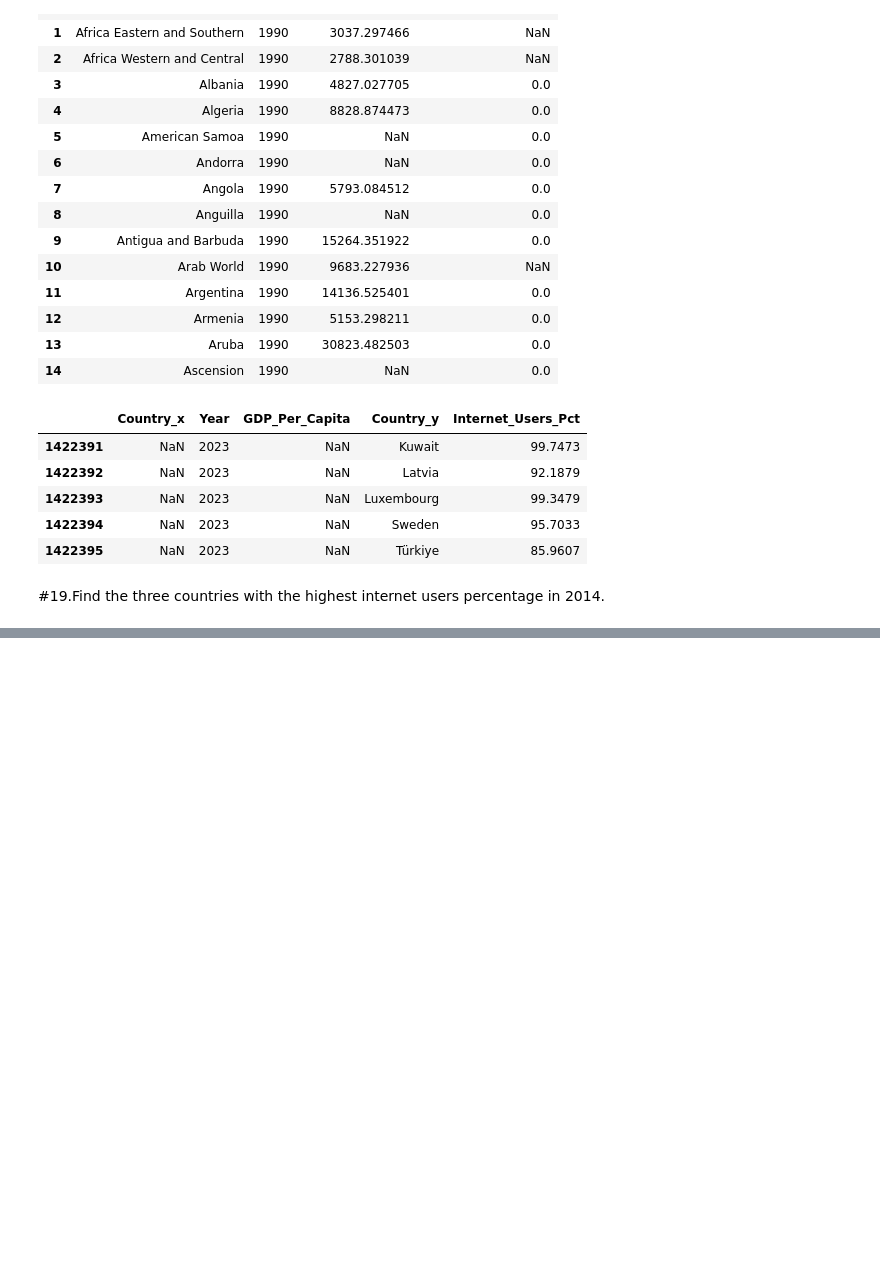
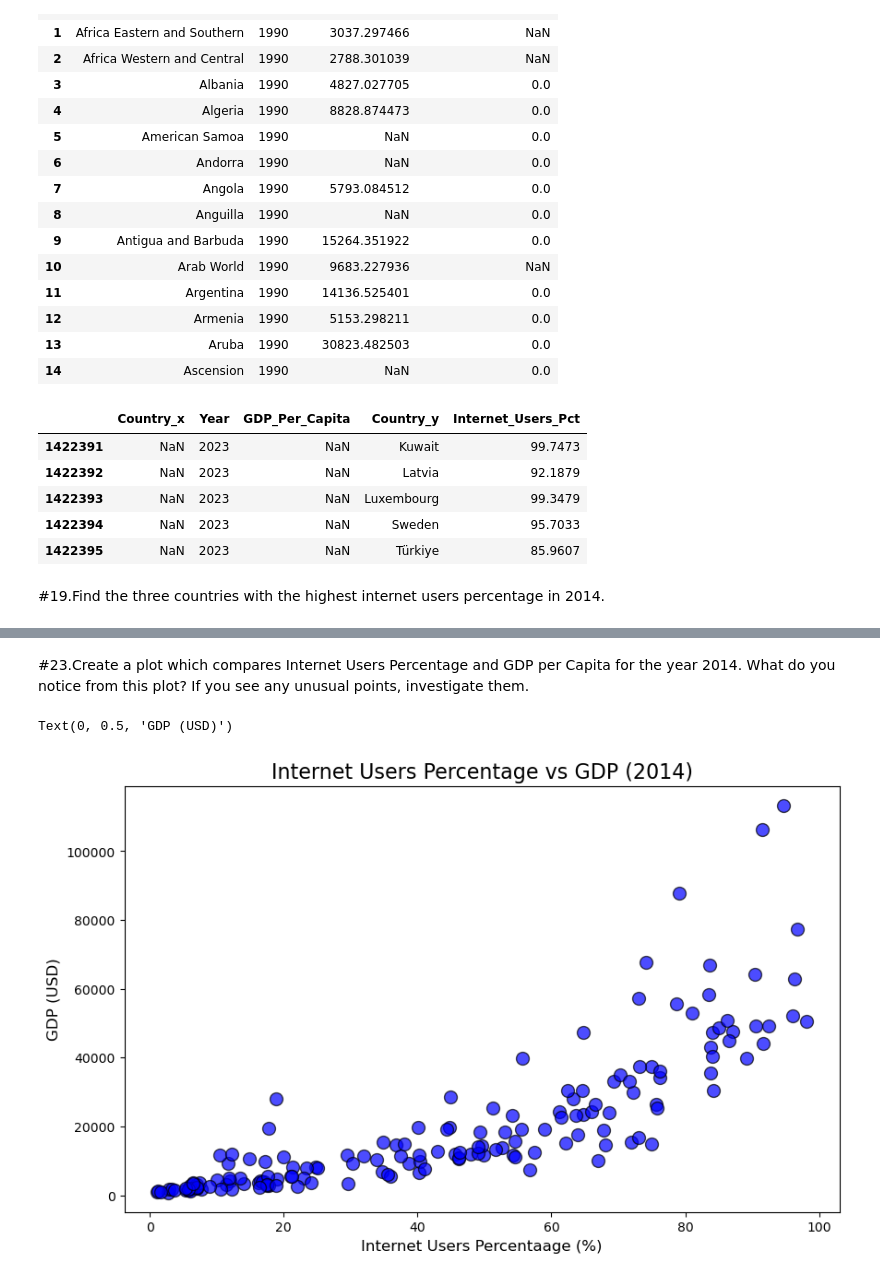
Before and after one commit to NSS-Data-Analytics-Cohort-13/un-exploration-Juancarpio14, a Jupyter notebook: notebooks/first_project_python.ipynb, the cells around one changed output, grey strips where cells are left out. Saved outputs shown, nothing was run; the diff lists cells and outputs as text; code cells hidden in the pictures; blank space fills up the shorter version.

```diff
--- a/notebooks/first_project_python.ipynb
+++ b/notebooks/first_project_python.ipynb
@@ -741,0 +783,21 @@ internet_df_2014.sort_values(by='Internet_Users_Pct',ascending=False).head(3)
+# %%
+gdp_and_internet_use_2014=gdp_and_internet_use[gdp_and_internet_use['Year']==2014]
+# %% [markdown]
+#23.Create a plot which compares Internet Users Percentage and GDP per Capita for the year 2014. What do you notice from this plot? If you see any unusual points, investigate them.
+# %%
+plt.figure(figsize=(10, 6))
+
+# Crear el scatter plot
+plt.scatter(
+    gdp_and_internet_use_2014['Internet_Users_Pct'],
+    gdp_and_internet_use_2014['GDP_Per_Capita'],
+    c='blue', alpha=0.7, edgecolors='k', s=100
+)
+
+# Etiquetas y título
+plt.title('Internet Users Percentage vs GDP (2014)', fontsize=16)
+plt.xlabel('Internet Users Percentaage (%)', fontsize=12)
+plt.ylabel('GDP (USD)', fontsize=12)
+# %% [output]
+Text(0, 0.5, 'GDP (USD)')
+[figure, added]
```
Also changed, not shown: parts of 4 cells of this notebook.
